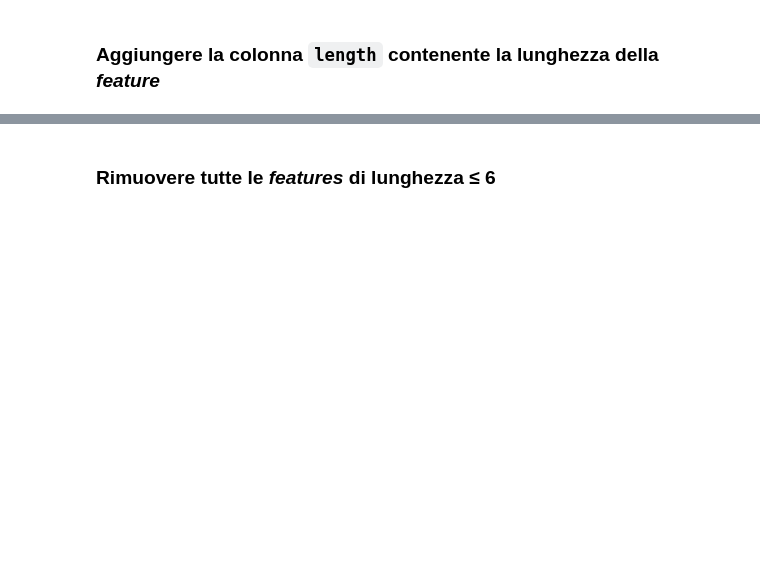
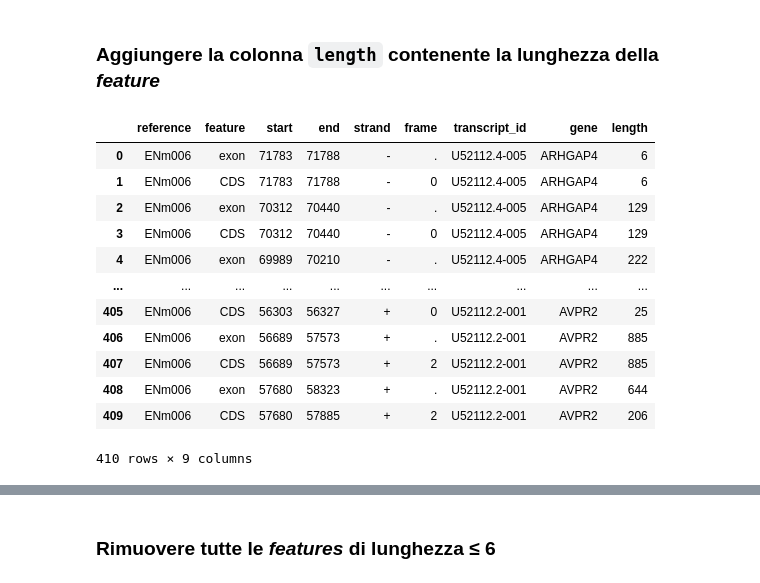
Before and after one commit to bioinformatica-corso/lezioni, a Jupyter notebook: laboratorio/lab13,14-30ott,6nov24/esercizio6.ipynb, the cells around one changed output, grey strips where cells are left out. Saved outputs shown, nothing was run; the diff lists cells and outputs as text; code cells hidden in the pictures; blank space fills up the shorter version.

```diff
--- a/laboratorio/lab13,14-30ott,6nov24/esercizio6.ipynb
+++ b/laboratorio/lab13,14-30ott,6nov24/esercizio6.ipynb
@@ -24,2 +107,20 @@ La colonne `gene` e `transcript` dovranno contenere solo il nome del gene e l'ID
 # %% [markdown]
 ### Aggiungere la colonna `length` contenente la lunghezza della *feature*
+# %%
+df['length'] = df['end'] - df['start'] + 1
+# %%
+df
+# %% [output]
+|  | reference | feature | start | end | strand | frame | transcript_id | gene | length |
+| 0 | ENm006 | exon | 71783 | 71788 | - | . | U52112.4-005 | ARHGAP4 | 6 |
+| 1 | ENm006 | CDS | 71783 | 71788 | - | 0 | U52112.4-005 | ARHGAP4 | 6 |
+| 2 | ENm006 | exon | 70312 | 70440 | - | . | U52112.4-005 | ARHGAP4 | 129 |
+| 3 | ENm006 | CDS | 70312 | 70440 | - | 0 | U52112.4-005 | ARHGAP4 | 129 |
+| 4 | ENm006 | exon | 69989 | 70210 | - | . | U52112.4-005 | ARHGAP4 | 222 |
+| ... | ... | ... | ... | ... | ... | ... | ... | ... | ... |
+| 405 | ENm006 | CDS | 56303 | 56327 | + | 0 | U52112.2-001 | AVPR2 | 25 |
+| 406 | ENm006 | exon | 56689 | 57573 | + | . | U52112.2-001 | AVPR2 | 885 |
+| 407 | ENm006 | CDS | 56689 | 57573 | + | 2 | U52112.2-001 | AVPR2 | 885 |
+| 408 | ENm006 | exon | 57680 | 58323 | + | . | U52112.2-001 | AVPR2 | 644 |
+| 409 | ENm006 | CDS | 57680 | 57885 | + | 2 | U52112.2-001 | AVPR2 | 206 |
+410 rows × 9 columns
```
Also changed, not shown: parts of 20 cells of this notebook.
